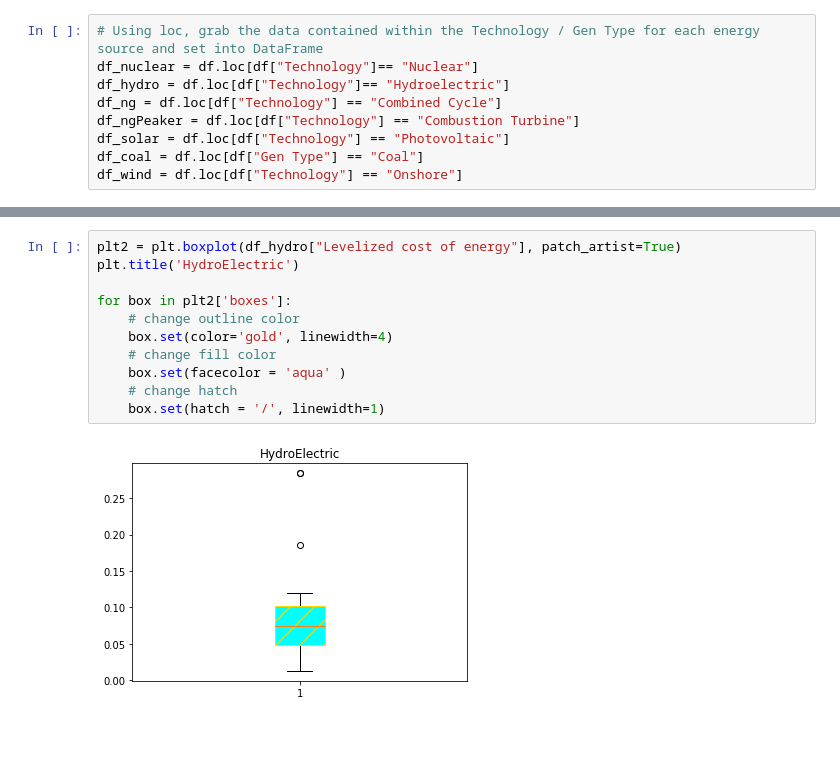
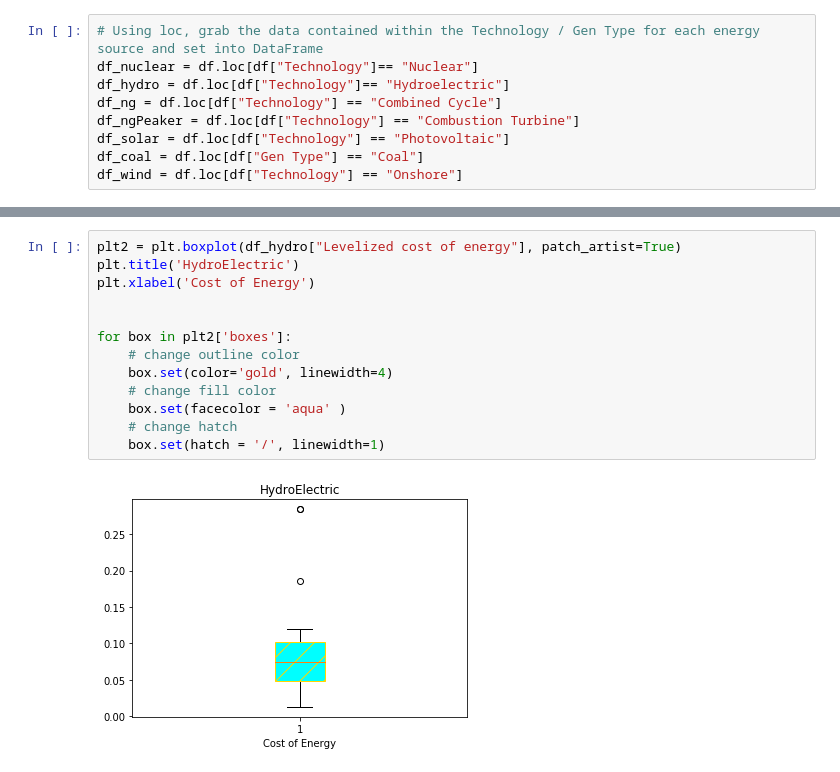
Before and after one commit to cweinreich24/State-Utilities-Analysis, a Jupyter notebook: Generation Costs_tyler/generationcosts_v2.ipynb, the cells around one changed output, grey strips where cells are left out. Cells and saved outputs as stored; diff of their text form; blank space fills up the shorter version.

```diff
--- a/Generation Costs_tyler/generationcosts_v2.ipynb
+++ b/Generation Costs_tyler/generationcosts_v2.ipynb
@@ -61,16 +62,18 @@ for box in plt1['boxes']:
 # %%
 plt2 = plt.boxplot(df_hydro["Levelized cost of energy"], patch_artist=True)
 plt.title('HydroElectric')
+plt.xlabel('Cost of Energy')
+
 
 for box in plt2['boxes']:
     # change outline color
     box.set(color='gold', linewidth=4)
     # change fill color
     box.set(facecolor = 'aqua' )
     # change hatch
     box.set(hatch = '/', linewidth=1)
 # %% [output]
-[figure, old version]
+[figure, new version]
 # %%
 # Boxplot for Combined Cycle
 plt3 = plt.boxplot(df_ng["Levelized cost of energy"], patch_artist=True)
```
Also changed, not shown: parts of 5 cells of this notebook.
